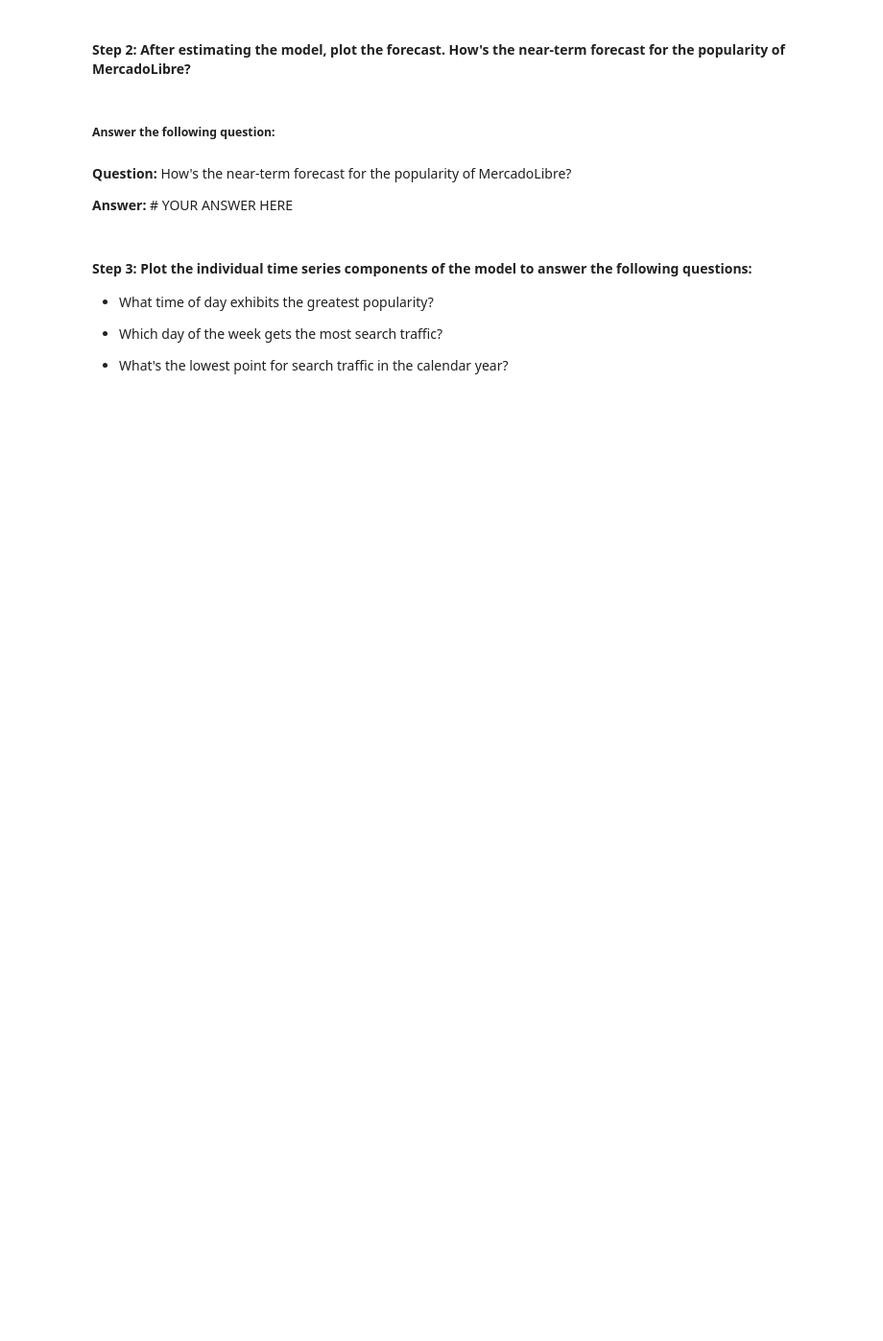
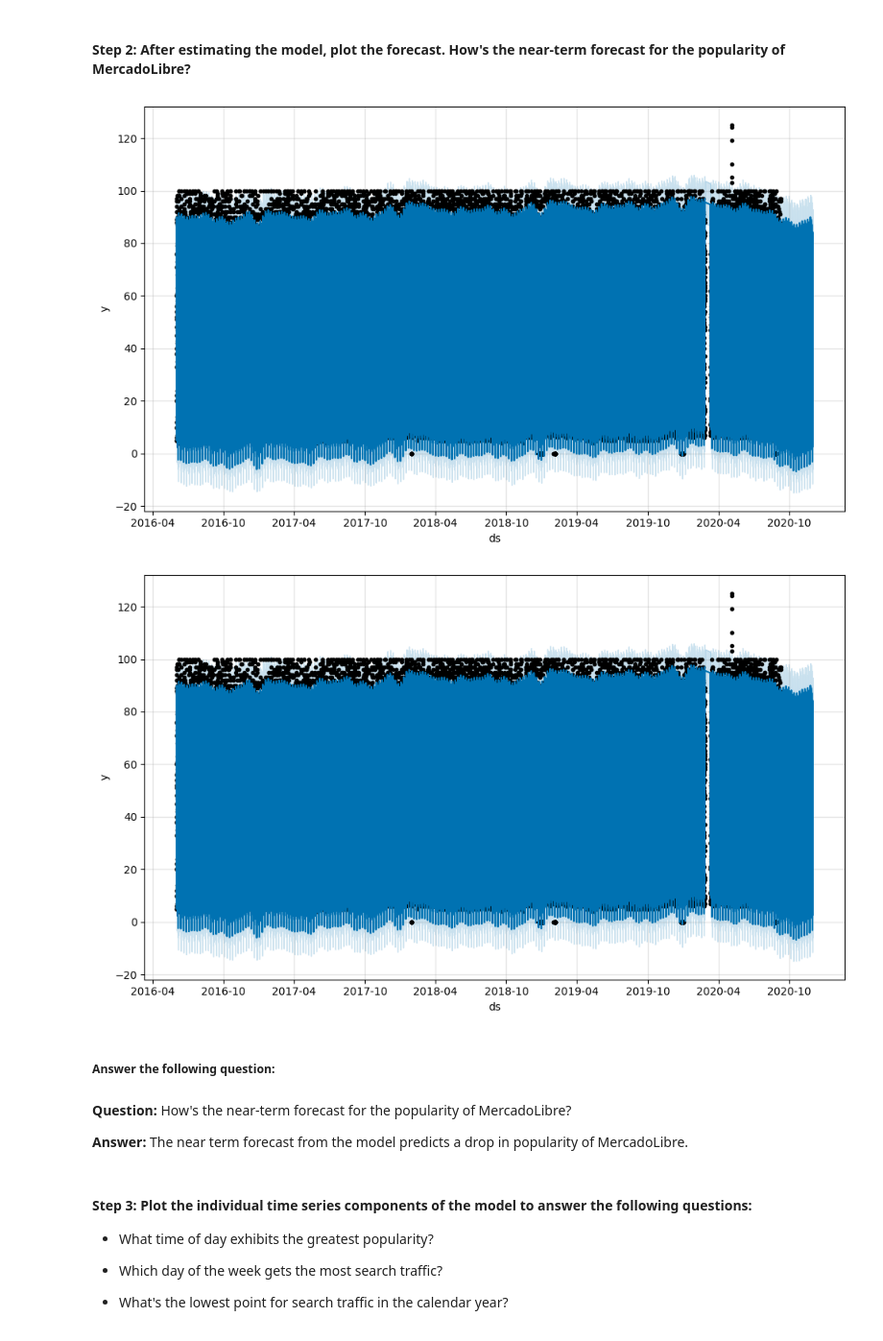
Before and after one commit to MatthewTsiglopoulos/Unit-11-HW, a Jupyter notebook: forecasting_net_prophet.ipynb, the cells around one changed output. Shown at 96% size. Cells and saved outputs as stored; diff of their text form; code cells hidden in the pictures; blank space fills up the shorter version.

```diff
--- a/forecasting_net_prophet.ipynb
+++ b/forecasting_net_prophet.ipynb
@@ -401,6 +581,6 @@ mercado_prophet_df = # YOUR CODE HERE
 # %%
 # Call the Prophet function, store as an object
-model_mercado_trends = # YOUR CODE HERE
+model_mercado_trends = Prophet()
 # %%
 # Fit the time-series model.
-# YOUR CODE HERE
+model_mercado_trends.fit(mercado_prophet_df)
@@ -407,7 +598,7 @@ model_mercado_trends = # YOUR CODE HERE
 # %%
 # Create a future dataframe to hold predictions
 # Make the prediction go out as far as 2000 hours (approx 80 days)
-future_mercado_trends = # YOUR CODE HERE
+future_mercado_trends = model_mercado_trends.make_future_dataframe(periods=2000, freq="H")
 
 # View the last five rows of the future_mercado_trends DataFrame
-# YOUR CODE HERE
+future_mercado_trends.tail()
@@ -414,6 +612,6 @@ future_mercado_trends = # YOUR CODE HERE
 # %%
 # Make the predictions for the trend data using the future_mercado_trends DataFrame
-forecast_mercado_trends = # YOUR CODE HERE
+forecast_mercado_trends = model_mercado_trends.predict(future_mercado_trends)
 
 # Display the first five rows of the forecast_mercado_trends DataFrame
-# YOUR CODE HERE
+forecast_mercado_trends.head()
@@ -421,13 +627,16 @@ forecast_mercado_trends = # YOUR CODE HERE
 #### Step 2: After estimating the model, plot the forecast. How's the near-term forecast for the popularity of MercadoLibre?
 # %%
 # Plot the Prophet predictions for the Mercado trends data
-# YOUR CODE HERE
+model_mercado_trends.plot(forecast_mercado_trends)
+# %% [output]
+[figure, added]
+[figure, added]
 # %% [markdown]
 ##### Answer the following question:
 # %% [markdown]
 **Question:**  How's the near-term forecast for the popularity of MercadoLibre?
 
-**Answer:** # YOUR ANSWER HERE
+**Answer:** The near term forecast from the model predicts a drop in popularity of MercadoLibre.
 # %% [markdown]
 #### Step 3: Plot the individual time series components of the model to answer the following questions:
 
```
Also changed, not shown: parts of 36 cells of this notebook.
